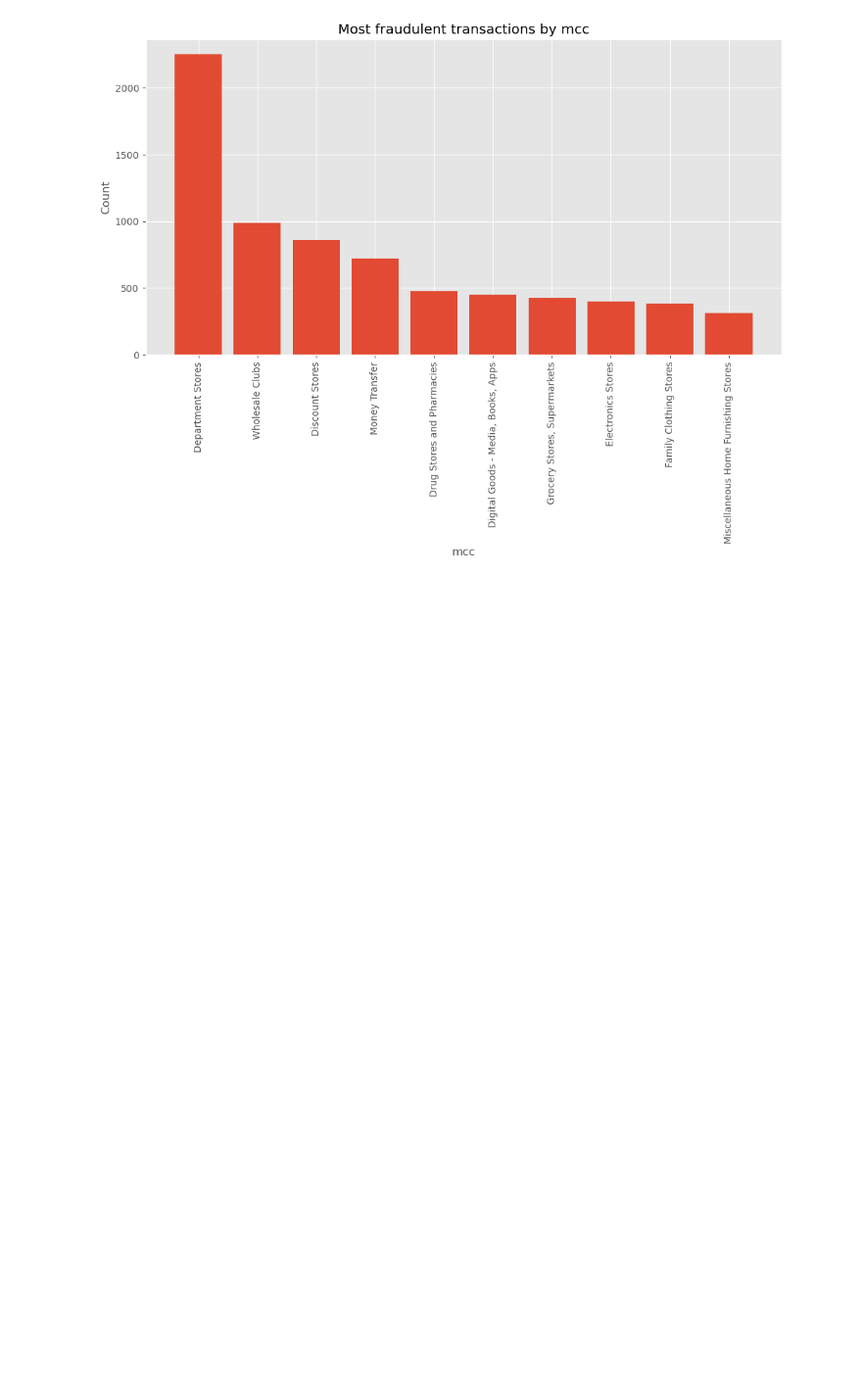
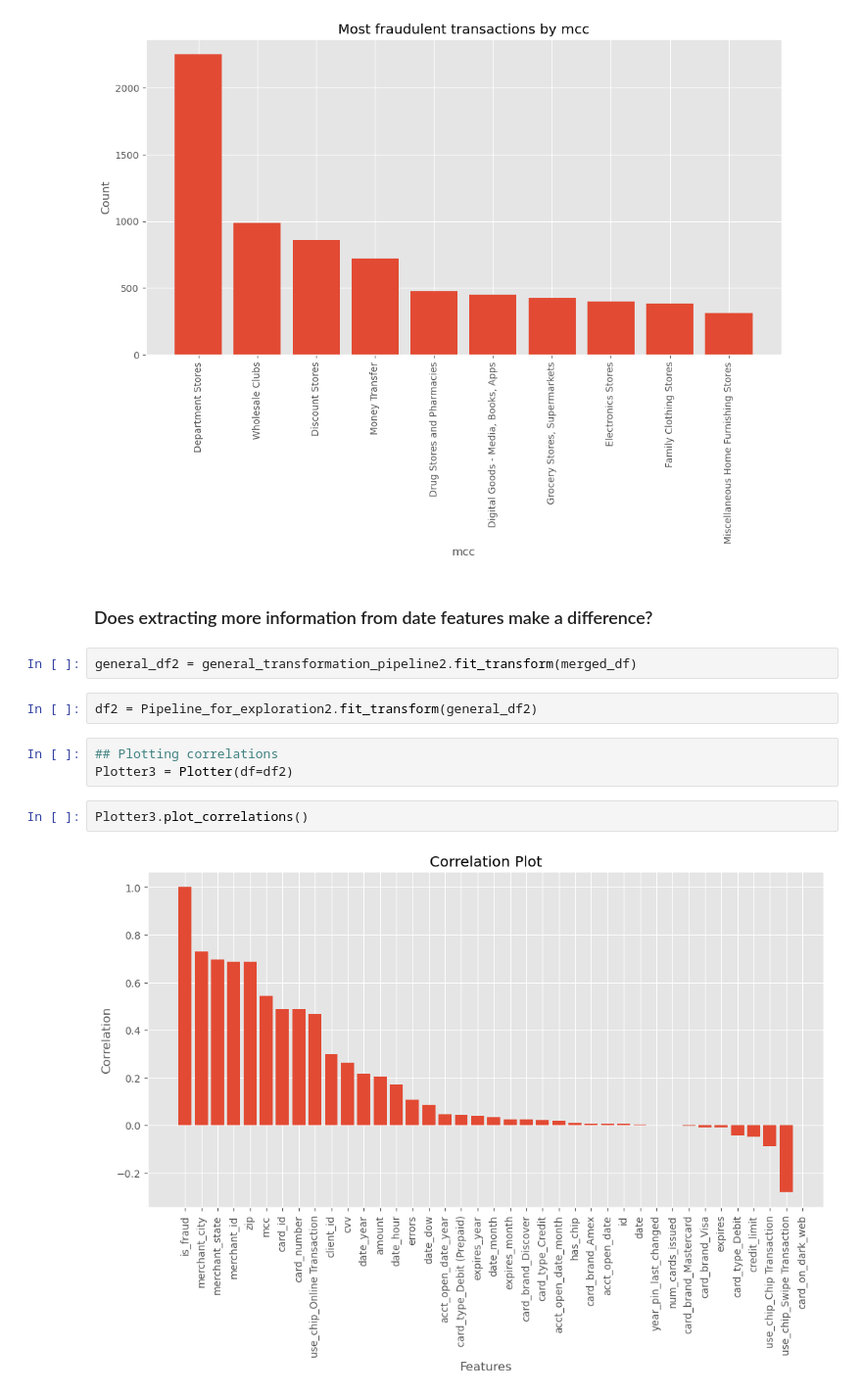
Before and after one commit to andriysinclair/FraudDetection, a Jupyter notebook: eda_cleaning.ipynb, the cells around one changed output. Shown at 98% size. Saved outputs shown, nothing was run; the diff lists cells and outputs as text; blank space fills up the shorter version.

Commit message:
Made Pipeline2 that extracts more date information. Now onto modelling. I want to find the most optimum length of DF to use.

```diff
--- a/eda_cleaning.ipynb
+++ b/eda_cleaning.ipynb
@@ -263,3 +264,16 @@ plotter_plot.bar_plot(feature_of_interest="merchant_city", top_n=10)
 plotter_plot.bar_plot(feature_of_interest="mcc", top_n=10)
 # %% [output]
 [figure]
+# %% [markdown]
+### Does extracting more information from date features make a difference?
+# %%
+general_df2 = general_transformation_pipeline2.fit_transform(merged_df)
+# %%
+df2 = Pipeline_for_exploration2.fit_transform(general_df2)
+# %%
+## Plotting correlations
+Plotter3 = Plotter(df=df2)
+# %%
+Plotter3.plot_correlations()
+# %% [output]
+[figure, added]
```
Also changed, not shown: parts of 3 cells of this notebook, 3 other files.
